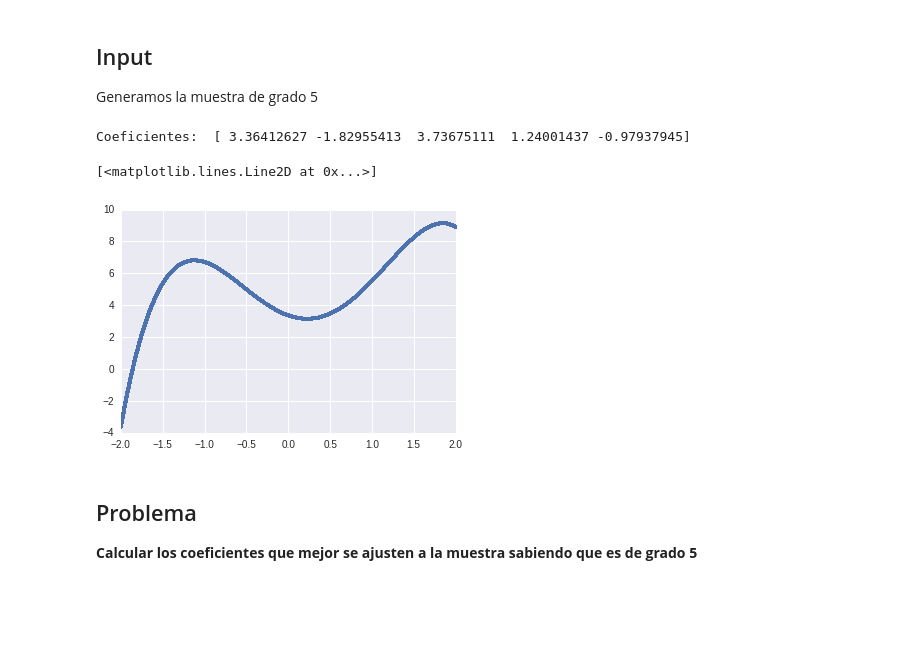
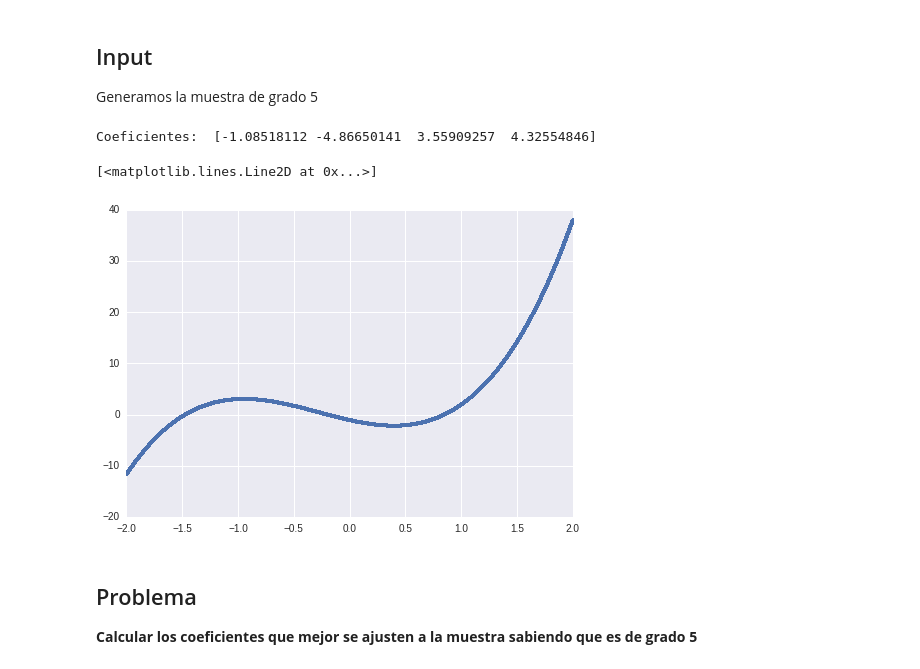
Before and after one commit to pvalienteverde/ElCuadernillo, a Jupyter notebook: ElCuadernillo/20160220_TensorFlowRegresionMultiple/tensorflow_regresion_multiple_gradiente_descendente.ipynb, the cells around one changed output. Cells and saved outputs as stored; diff of their text form; code cells hidden in the pictures; blank space fills up the shorter version.

```diff
--- a/ElCuadernillo/20160220_TensorFlowRegresionMultiple/tensorflow_regresion_multiple_gradiente_descendente.ipynb
+++ b/ElCuadernillo/20160220_TensorFlowRegresionMultiple/tensorflow_regresion_multiple_gradiente_descendente.ipynb
@@ -21,15 +21,15 @@ import gradient_descent_tensorflow as gdt
 ## Input
 Generamos la muestra de grado 5
 # %%
-grado=5
+grado=4
 tamano=100000
 x,y,coeficentes=gdt.generar_muestra(grado,tamano)
 print ("Coeficientes: ",coeficentes)
 plt.plot(x,y,'.')
 # %% [output]
-Coeficientes:  [ 3.36412627 -1.82955413  3.73675111  1.24001437 -0.97937945]
+Coeficientes:  [-1.08518112 -4.86650141  3.55909257  4.32554846]
 [<matplotlib.lines.Line2D at 0x...>]
-[figure, old version]
+[figure, new version]
 # %% [markdown]
 ## Problema
 **Calcular los coeficientes que mejor se ajusten a la muestra sabiendo que es de grado 5**
```
Also changed, not shown: parts of 4 cells of this notebook, 1 other file.
